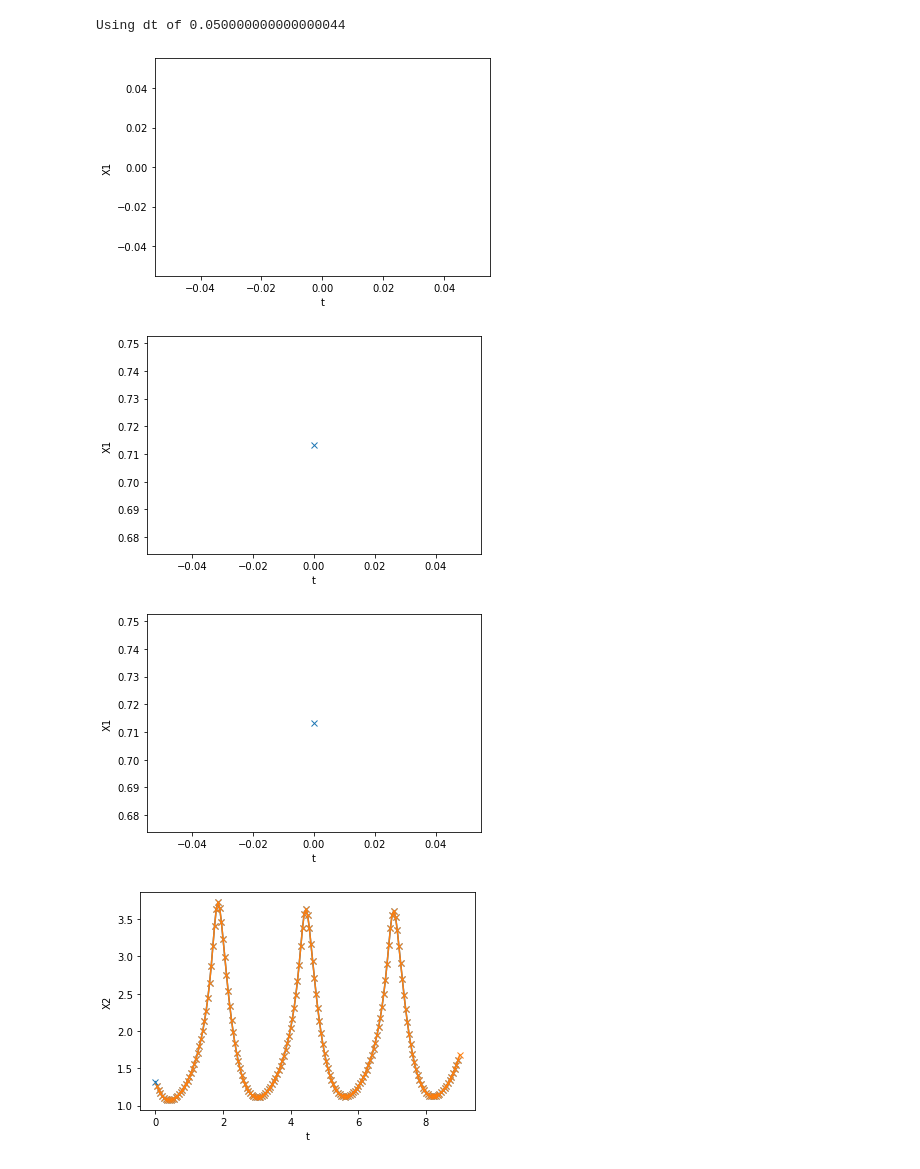
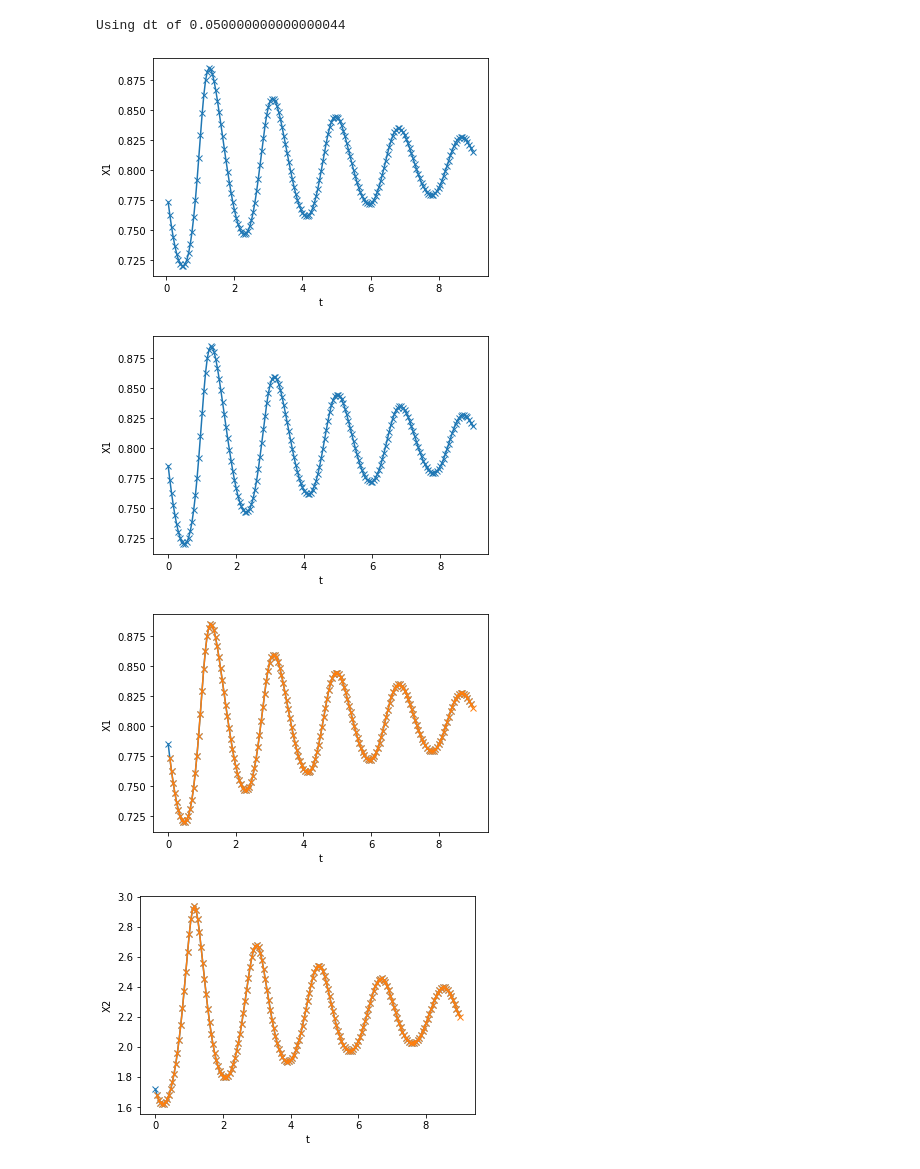
Before and after one commit to saurabhmalani1994/PartialObservations, a Jupyter notebook: Plot_Notebook-Copy1.ipynb, the cells around one changed output. Drawn from its saved outputs; the diff is of its cells as text; code cells hidden in the pictures.

```diff
--- a/Plot_Notebook-Copy1.ipynb
+++ b/Plot_Notebook-Copy1.ipynb
@@ -57,6 +57,6 @@ plt.savefig('Figures/trainingloss_learningrate.png')
 # %%
 # Da = config["PAR"]["Da"]
-Da = 0.33
+Da = 0.45
 
 dataset_test = CSTRDataset(1, config["DATA"]["TMAX"],
                            config["DATA"]["L_TRAJECTORIES"],
@@ -77,35 +77,35 @@ plt.close()
 fig = plt.figure()
 ax = fig.add_subplot(111)
 ax.plot(dataset_test.tt[:-1][dataset_test.x1[0]>0], dataset_test.x1[0][dataset_test.x1[0]>0], 'x-')
 # ax.plot(dataset_test.tt[1:][dataset_test.x1_out[0]>0], dataset_test.x1_out[0][dataset_test.x1_out[0]>0], 'x-')
 ax.set_xlabel('t')
 ax.set_ylabel('X1')
 # plt.savefig(config["DATA"]["PATH"]+'test_data.pdf')
 plt.show()
 plt.close()
 
 fig = plt.figure()
 ax = fig.add_subplot(111)
 ax.plot(dataset_test.tt[:-1][dataset_test.x1[0]>0], dataset_test.x1[0][dataset_test.x1[0]>0], 'x-')
 ax.plot(dataset_test.tt[1:][dataset_test.x1_out[0]>0], dataset_test.x1_out[0][dataset_test.x1_out[0]>0], 'x-')
 ax.set_xlabel('t')
 ax.set_ylabel('X1')
 # plt.savefig(config["DATA"]["PATH"]+'test_data.pdf')
 plt.show()
 plt.close()
 
 fig = plt.figure()
 ax = fig.add_subplot(111)
 ax.plot(dataset_test.tt[:-1], dataset_test.x2[0], 'x-')
 ax.plot(dataset_test.tt[1:], dataset_test.x2_out[0], 'x-')
 ax.set_xlabel('t')
 ax.set_ylabel('X2')
 plt.show()
 plt.close()
 # %% [output]
 Using dt of 0.050000000000000044
-[figure, old version]
+[figure, new version]
-[figure, old version]
+[figure, new version]
-[figure, old version]
+[figure, new version]
-[figure, old version]
+[figure, new version]
 # %%
```
Also changed, not shown: parts of 10 cells of this notebook, 59 other files.
